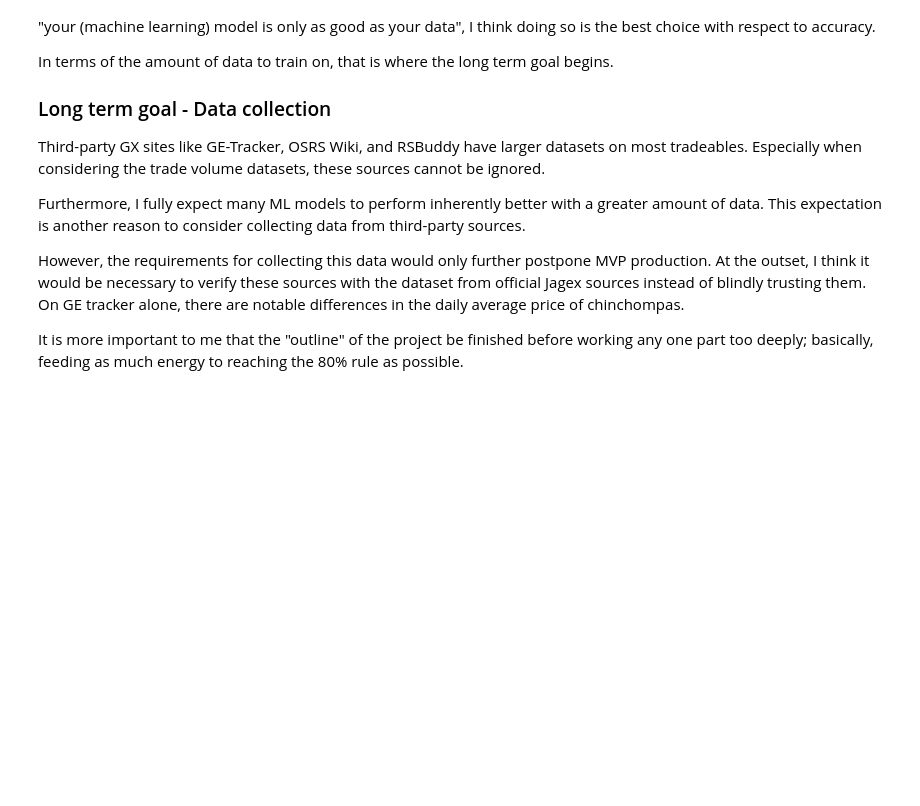
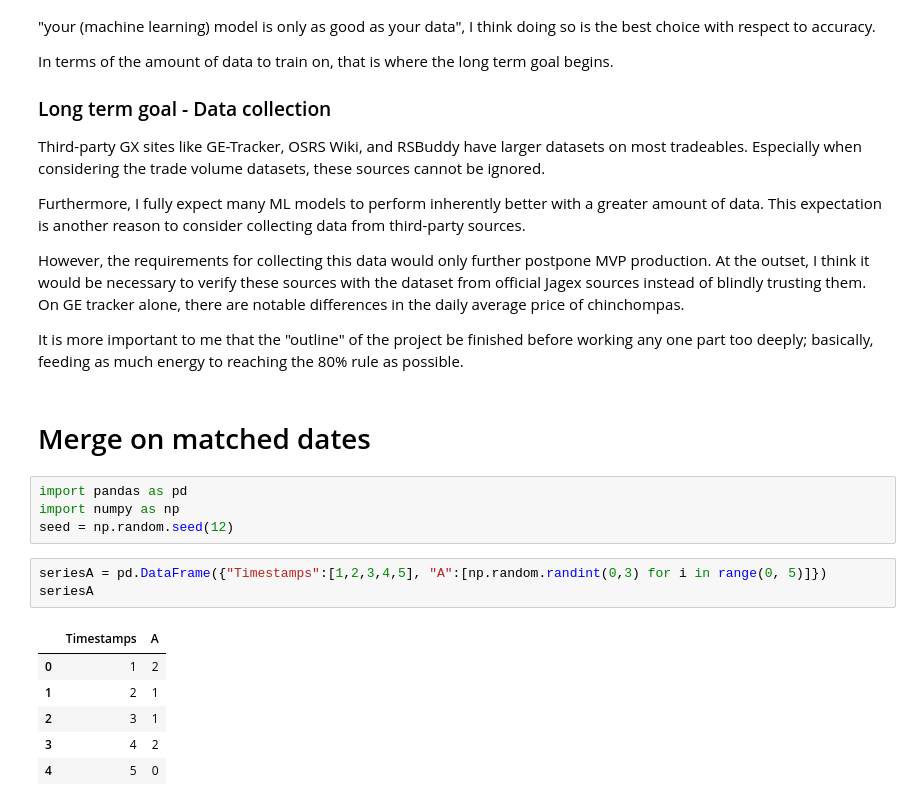
Before and after one commit to nurriol2/forecasting, a Jupyter notebook: Core Series Timestamp Investigation.ipynb, the cells around one changed output. Cells and saved outputs as stored; diff of their text form; blank space fills up the shorter version.

```diff
--- a/Core Series Timestamp Investigation.ipynb
+++ b/Core Series Timestamp Investigation.ipynb
@@ -159,3 +151,19 @@ Furthermore, I fully expect many ML models to perform inherently better with a g
 However, the requirements for collecting this data would only further postpone MVP production. At the outset, I think it would be necessary to verify these sources with the dataset from official Jagex sources instead of blindly trusting them. On GE tracker alone, there are notable differences in the daily average price of chinchompas.
 
 It is more important to me that the "outline" of the project be finished before working any one part too deeply; basically, feeding as much energy to reaching the 80% rule as possible.
+# %% [markdown]
+# Merge on matched dates
+# %%
+import pandas as pd
+import numpy as np
+seed = np.random.seed(12)
+# %%
+seriesA = pd.DataFrame({"Timestamps":[1,2,3,4,5], "A":[np.random.randint(0,3) for i in range(0, 5)]})
+seriesA
+# %% [output]
+|  | Timestamps | A |
+| 0 | 1 | 2 |
+| 1 | 2 | 1 |
+| 2 | 3 | 1 |
+| 3 | 4 | 2 |
+| 4 | 5 | 0 |
```
Also changed, not shown: parts of 9 cells of this notebook.
